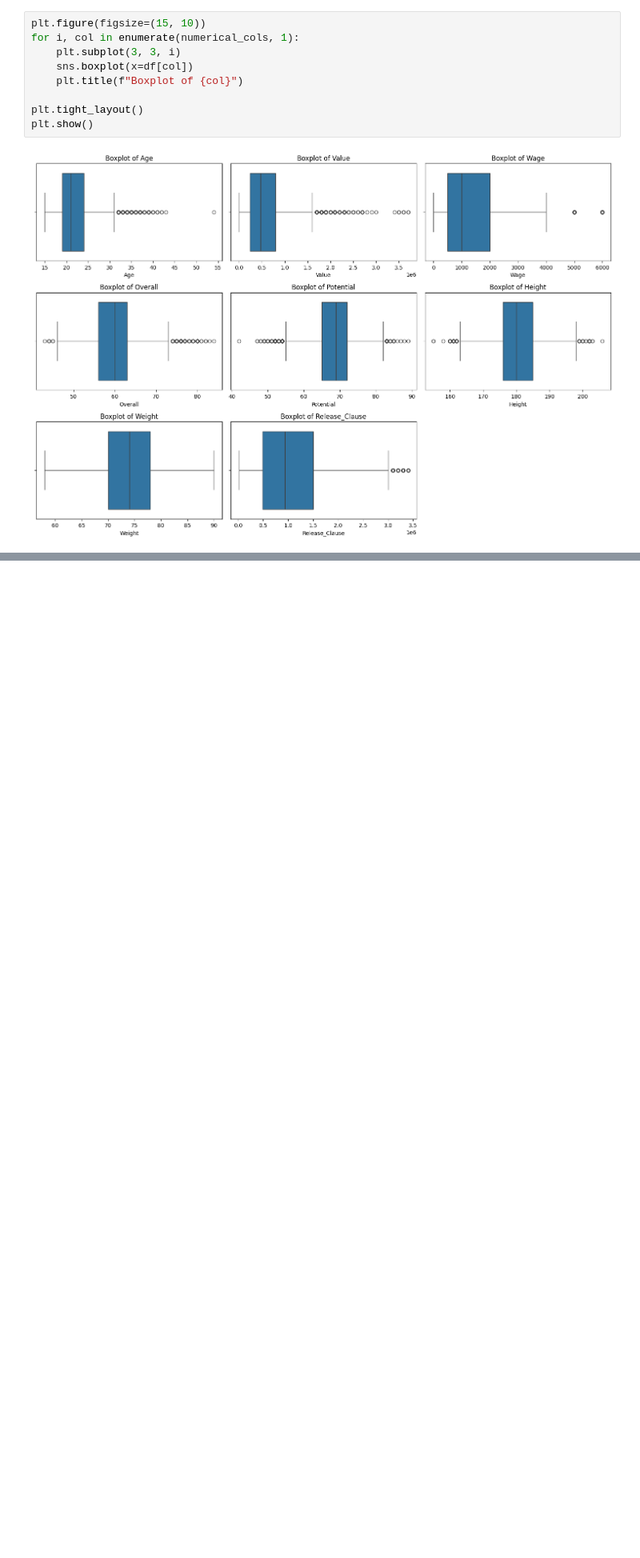
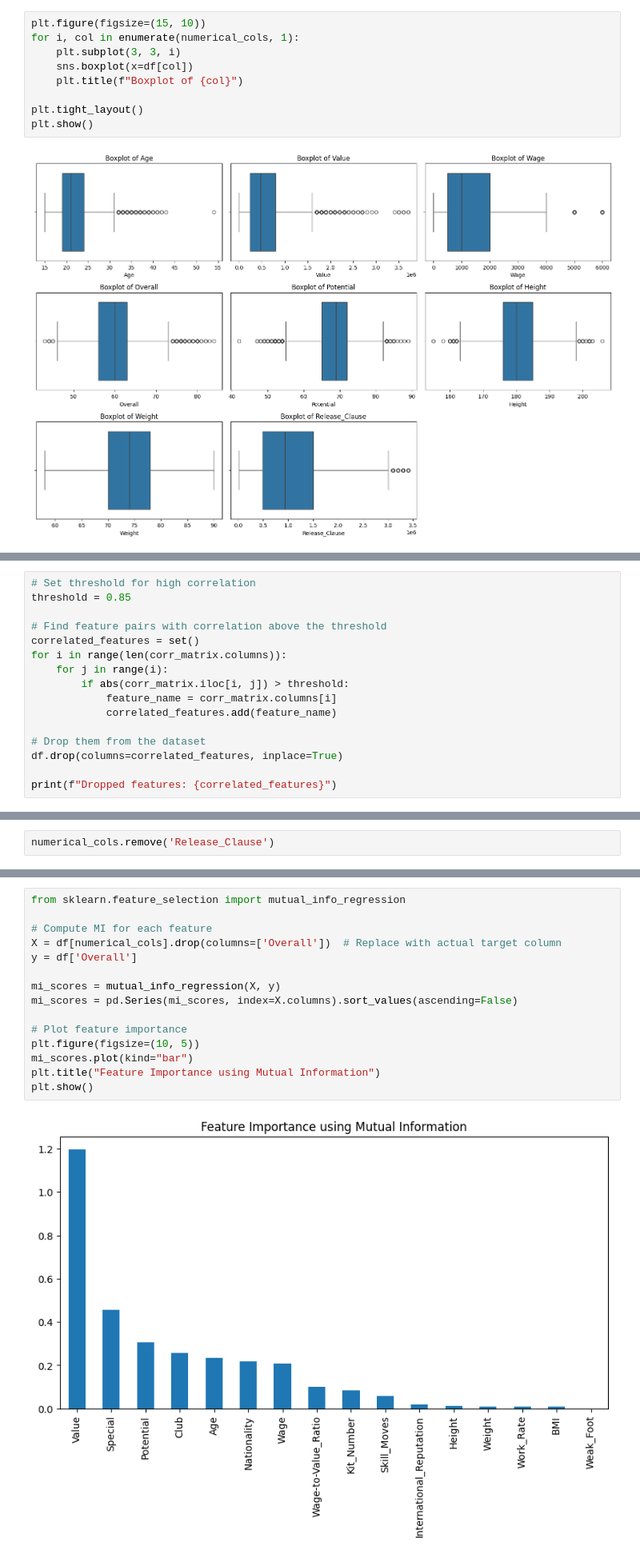
Before and after one commit to Puskchan/ML_projects-applied_knowledge, a Jupyter notebook: Regression/Fifa_Regression/multiple_regression.ipynb, the cells around one changed output, grey strips where cells are left out. Shown: that part at 80% size. Cells and saved outputs as stored; diff of their text form; blank space fills up the shorter version.

```diff
--- a/Regression/Fifa_Regression/multiple_regression.ipynb
+++ b/Regression/Fifa_Regression/multiple_regression.ipynb
@@ -197,0 +346,16 @@ df.describe(include=object)
+# %%
+# Set threshold for high correlation
+threshold = 0.85
+
+# Find feature pairs with correlation above the threshold
+correlated_features = set()
+for i in range(len(corr_matrix.columns)):
+    for j in range(i):
+        if abs(corr_matrix.iloc[i, j]) > threshold:
+            feature_name = corr_matrix.columns[i]
+            correlated_features.add(feature_name)
+
+# Drop them from the dataset
+df.drop(columns=correlated_features, inplace=True)
+
+print(f"Dropped features: {correlated_features}")
@@ -197,0 +364,2 @@ df.describe(include=object)
+# %%
+numerical_cols.remove('Release_Clause')
@@ -197,0 +393,17 @@ df.describe(include=object)
+# %%
+from sklearn.feature_selection import mutual_info_regression
+
+# Compute MI for each feature
+X = df[numerical_cols].drop(columns=['Overall'])  # Replace with actual target column
+y = df['Overall']
+
+mi_scores = mutual_info_regression(X, y)
+mi_scores = pd.Series(mi_scores, index=X.columns).sort_values(ascending=False)
+
+# Plot feature importance
+plt.figure(figsize=(10, 5))
+mi_scores.plot(kind="bar")
+plt.title("Feature Importance using Mutual Information")
+plt.show()
+# %% [output]
+[figure, added]
```
Also changed, not shown: parts of 33 cells of this notebook.
